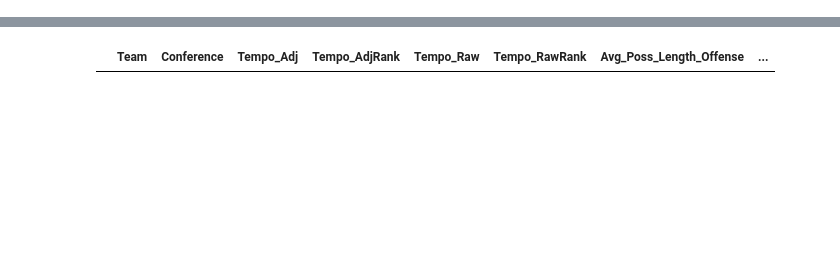
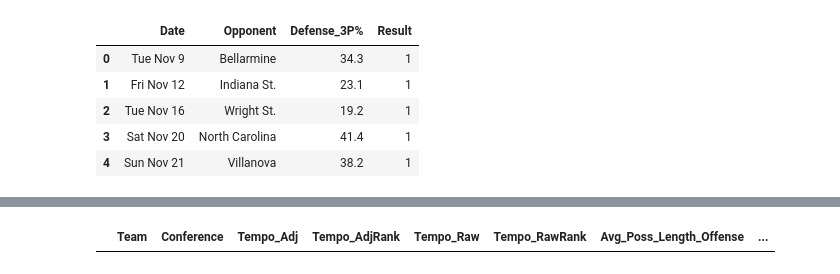
Before and after one commit to fmathews11/College_Basketball_Functions, a Jupyter notebook: Pulling_Gameplan_From_Kenpom.ipynb, the cells around one changed output, grey strips where cells are left out. Drawn from its saved outputs; the diff is of its cells as text; code cells hidden in the pictures; blank space fills up the shorter version.

```diff
--- a/Pulling_Gameplan_From_Kenpom.ipynb
+++ b/Pulling_Gameplan_From_Kenpom.ipynb
@@ -117,0 +110,10 @@ sum_df[sum_df.Team == 'Purdue']
+# %%
+target_df = df[['Date','Opponent','Defense_3P%','Result']]
+target_df.head()
+# %% [output]
+|  | Date | Opponent | Defense_3P% | Result |
+| 0 | Tue Nov 9 | Bellarmine | 34.3 | 1 |
+| 1 | Fri Nov 12 | Indiana St. | 23.1 | 1 |
+| 2 | Tue Nov 16 | Wright St. | 19.2 | 1 |
+| 3 | Sat Nov 20 | North Carolina | 41.4 | 1 |
+| 4 | Sun Nov 21 | Villanova | 38.2 | 1 |
```
Also changed, not shown: parts of 8 cells of this notebook.
